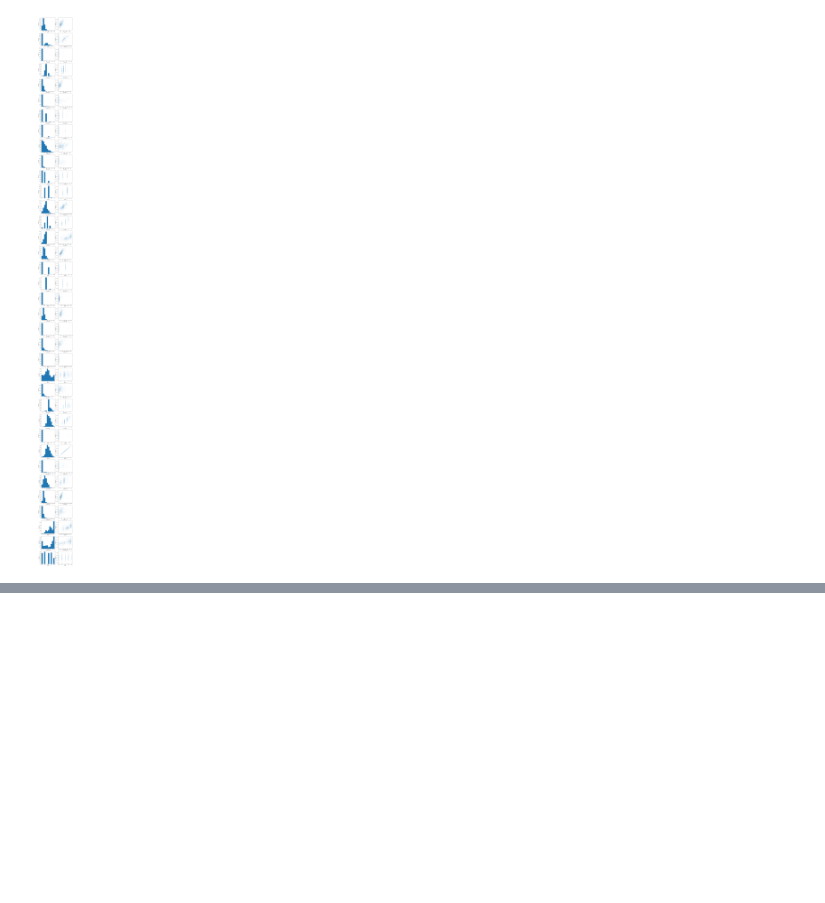
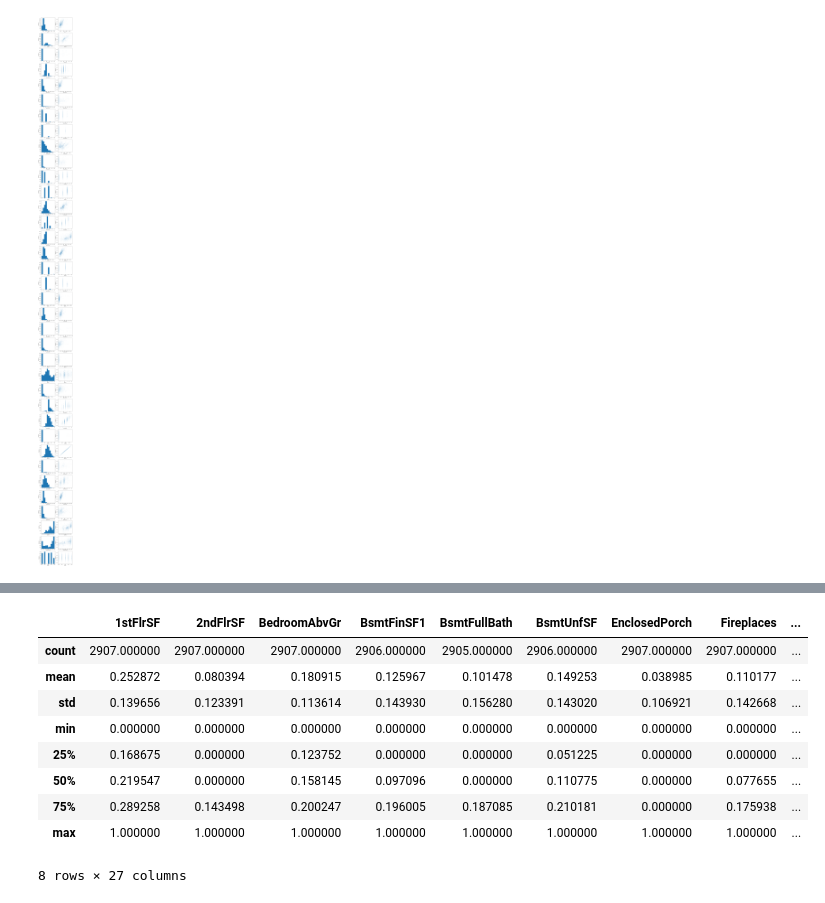
Before and after one commit to jack89roberts/kaggle-house-prices, a Jupyter notebook: house_prices_eda.ipynb, the cells around one changed output, grey strips where cells are left out. Saved outputs shown, nothing was run; the diff lists cells and outputs as text; code cells hidden in the pictures; blank space fills up the shorter version.

```diff
--- a/house_prices_eda.ipynb
+++ b/house_prices_eda.ipynb
@@ -211,0 +309,7 @@ Name: SalePrice, dtype: float64
+# %%
+p_col = dict()
+
+for col in cols_numcat:
+    p_col[col] = anova(col,'SalePrice')
+
+pd.Series(p_col).sort_values()
@@ -211,0 +330,9 @@ Name: SalePrice, dtype: float64
+# %%
+# Columns with low impact on SalePrice
+#(less than 10% correlation, or greater than 0.01 p-value)
+
+cols_lowimpact = ['RoofMatl','Street','MiscFeature',
+                  'MiscVal','BsmtFinType2','BsmtHalfBath',
+                  'BsmtFinSF2','LandSlope','Utilities',
+                  'PoolQC','PoolArea','MoSold','YrSold',
+                  'OverallCond','3SsnPorch','LowQualFinSF']
@@ -211,0 +355,26 @@ Name: SalePrice, dtype: float64
+# %%
+# drop columns with little impact on SalePrice
+df_all.drop(cols_lowimpact,axis=1,inplace=True)
+
+cols_numeric = [col for col in cols_numeric if col not in cols_lowimpact]
+cols_categ = [col for col in cols_categ if col not in cols_lowimpact]
+cols_numcat = [col for col in cols_numcat if col not in cols_lowimpact]
+# %%
+# normalise numeric columns
+def scale_minmax(col):
+    return (col-col.min())/(col.max()-col.min())
+
+df_all[cols_numeric] = df_all[cols_numeric].apply(scale_minmax,axis=0)
+
+df_all[cols_numeric].describe()
+# %% [output]
+|  | 1stFlrSF | 2ndFlrSF | BedroomAbvGr | BsmtFinSF1 | BsmtFullBath | BsmtUnfSF | EnclosedPorch | Fireplaces | ... |
+| count | 2907.000000 | 2907.000000 | 2907.000000 | 2906.000000 | 2905.000000 | 2906.000000 | 2907.000000 | 2907.000000 | ... |
+| mean | 0.252872 | 0.080394 | 0.180915 | 0.125967 | 0.101478 | 0.149253 | 0.038985 | 0.110177 | ... |
+| std | 0.139656 | 0.123391 | 0.113614 | 0.143930 | 0.156280 | 0.143020 | 0.106921 | 0.142668 | ... |
+| min | 0.000000 | 0.000000 | 0.000000 | 0.000000 | 0.000000 | 0.000000 | 0.000000 | 0.000000 | ... |
+| 25% | 0.168675 | 0.000000 | 0.123752 | 0.000000 | 0.000000 | 0.051225 | 0.000000 | 0.000000 | ... |
+| 50% | 0.219547 | 0.000000 | 0.158145 | 0.097096 | 0.000000 | 0.110775 | 0.000000 | 0.077655 | ... |
+| 75% | 0.289258 | 0.143498 | 0.200247 | 0.196005 | 0.187085 | 0.210181 | 0.000000 | 0.175938 | ... |
+| max | 1.000000 | 1.000000 | 1.000000 | 1.000000 | 1.000000 | 1.000000 | 1.000000 | 1.000000 | ... |
+8 rows × 27 columns
```
Also changed, not shown: parts of 9 cells of this notebook.
